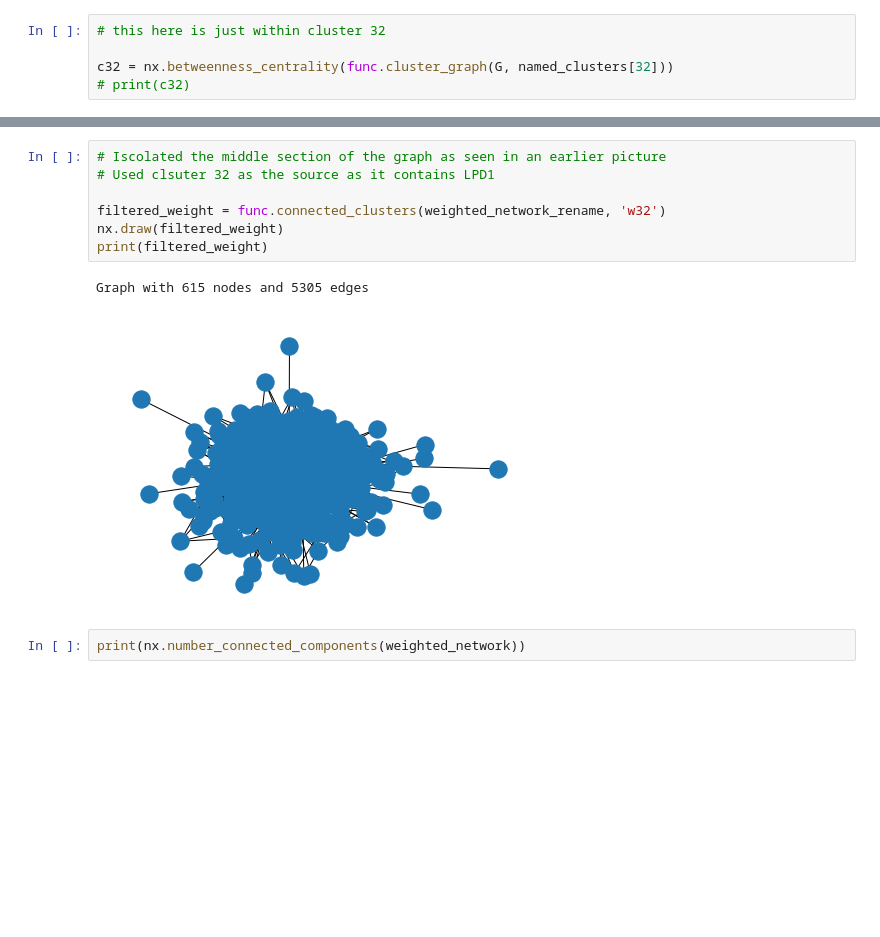
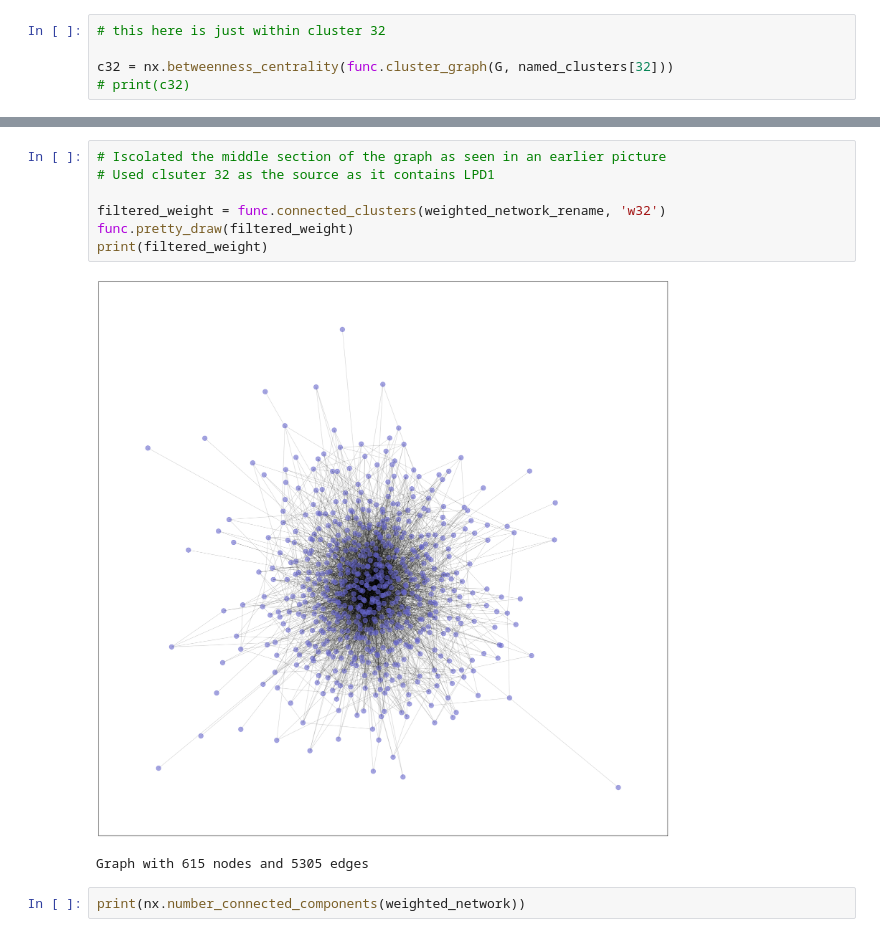
Before and after one commit to eluo2527/MATH_BCMB_3888, a Jupyter notebook: main.ipynb, the cells around one changed output, grey strips where cells are left out. Cells and saved outputs as stored; diff of their text form; blank space fills up the shorter version.

```diff
--- a/main.ipynb
+++ b/main.ipynb
@@ -184,13 +226,13 @@ print(len(c32_sorted))
 # %%
 # Iscolated the middle section of the graph as seen in an earlier picture
 # Used clsuter 32 as the source as it contains LPD1
 
 filtered_weight = func.connected_clusters(weighted_network_rename, 'w32')
-nx.draw(filtered_weight)
+func.pretty_draw(filtered_weight)
 print(filtered_weight)
 # %% [output]
+[figure, new version]
 Graph with 615 nodes and 5305 edges
-[figure, old version]
 # %%
 print(nx.number_connected_components(weighted_network))
 # %% [output]
```
Also changed, not shown: parts of 8 cells of this notebook, 2 other files.
